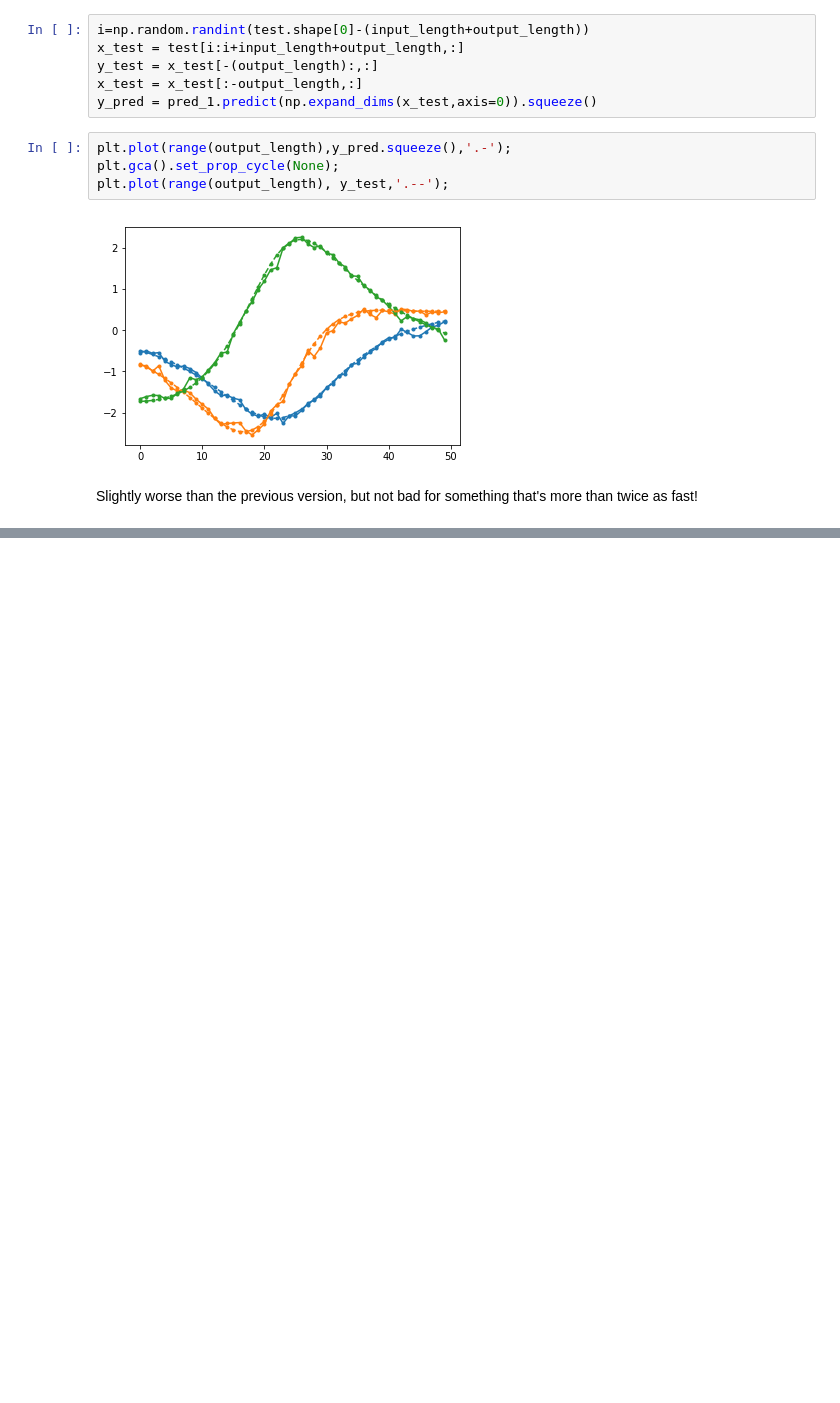
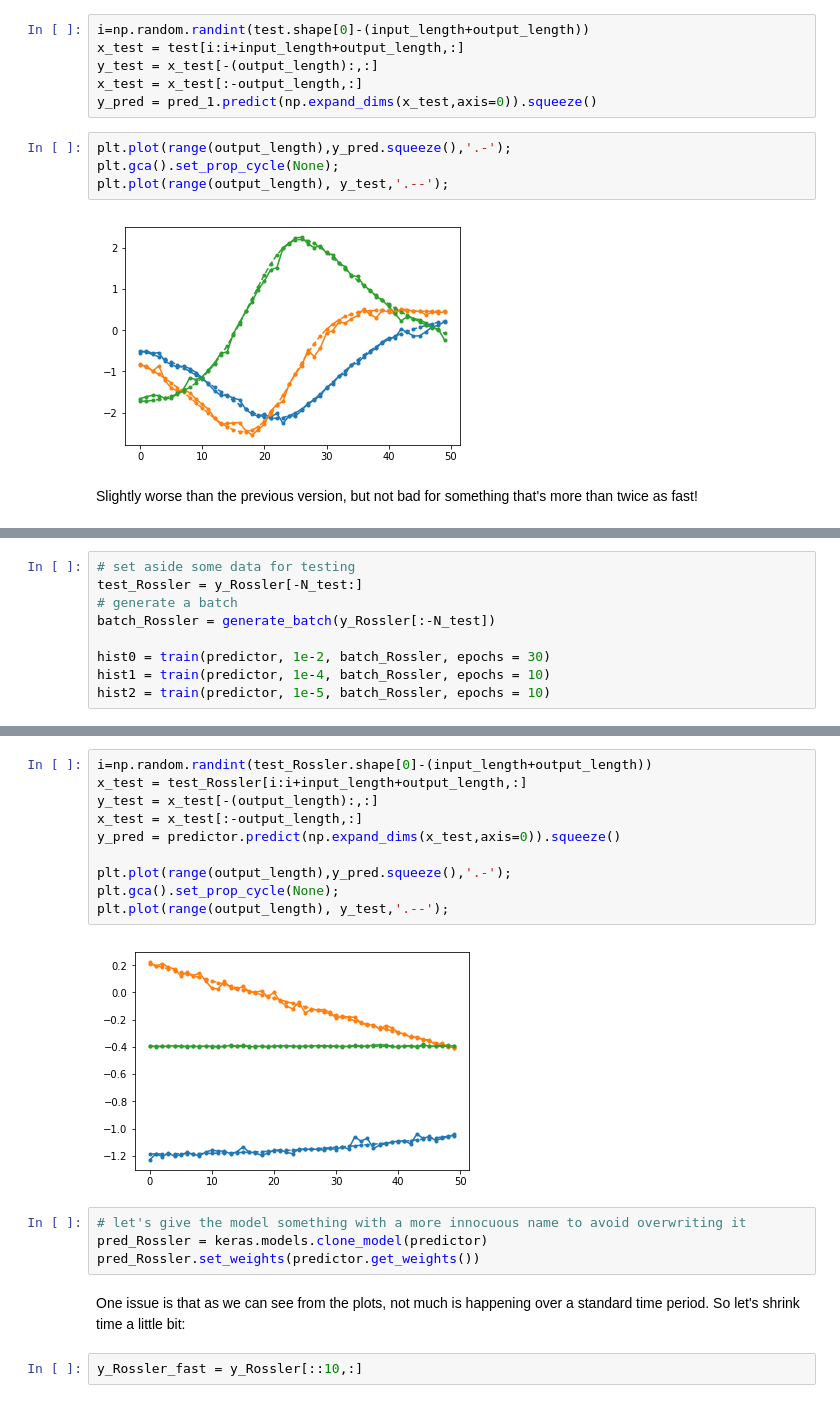
Before and after one commit to ppaga/Time-serie-forecasting, a Jupyter notebook: Time serie forecasting.ipynb, the cells around one changed output, grey strips where cells are left out. Cells and saved outputs as stored; diff of their text form; blank space fills up the shorter version.

```diff
--- a/Time serie forecasting.ipynb
+++ b/Time serie forecasting.ipynb
@@ -345,0 +394,9 @@ Slightly worse than the previous version, but not bad for something that's more
+# %%
+# set aside some data for testing
+test_Rossler = y_Rossler[-N_test:]
+# generate a batch
+batch_Rossler = generate_batch(y_Rossler[:-N_test])
+
+hist0 = train(predictor, 1e-2, batch_Rossler, epochs = 30)
+hist1 = train(predictor, 1e-4, batch_Rossler, epochs = 10)
+hist2 = train(predictor, 1e-5, batch_Rossler, epochs = 10)
@@ -345,0 +421,20 @@ Slightly worse than the previous version, but not bad for something that's more
+# %%
+i=np.random.randint(test_Rossler.shape[0]-(input_length+output_length))
+x_test = test_Rossler[i:i+input_length+output_length,:]
+y_test = x_test[-(output_length):,:]
+x_test = x_test[:-output_length,:]
+y_pred = predictor.predict(np.expand_dims(x_test,axis=0)).squeeze()
+
+plt.plot(range(output_length),y_pred.squeeze(),'.-');
+plt.gca().set_prop_cycle(None);
+plt.plot(range(output_length), y_test,'.--');
+# %% [output]
+[figure, added]
+# %%
+# let's give the model something with a more innocuous name to avoid overwriting it
+pred_Rossler = keras.models.clone_model(predictor)
+pred_Rossler.set_weights(predictor.get_weights())
+# %% [markdown]
+One issue is that as we can see from the plots, not much is happening over a standard time period. So let's shrink time a little bit:
+# %%
+y_Rossler_fast = y_Rossler[::10,:]
```
Also changed, not shown: parts of 21 cells of this notebook.
